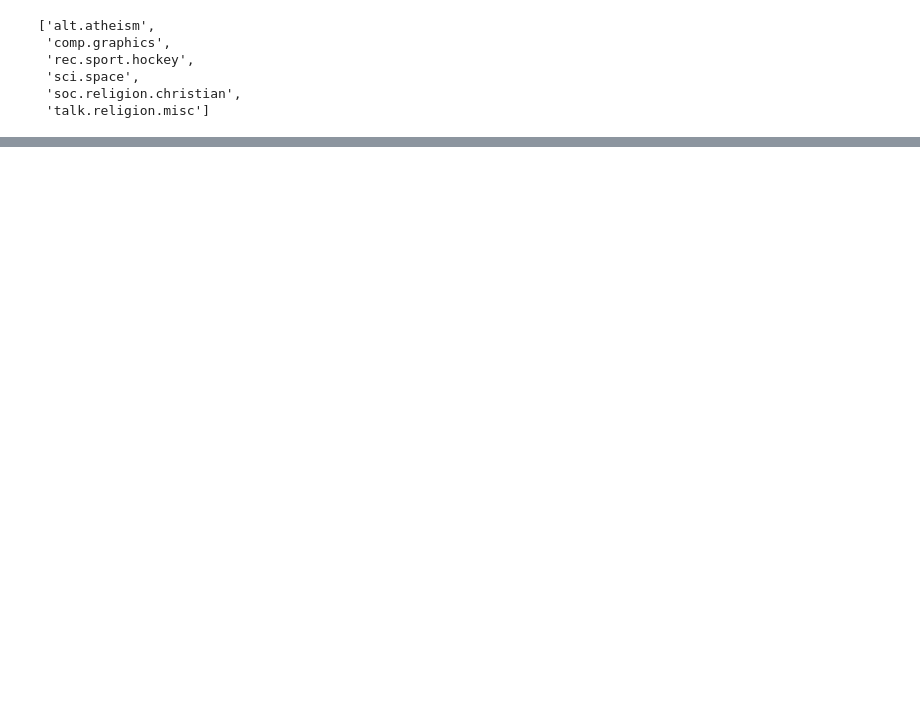
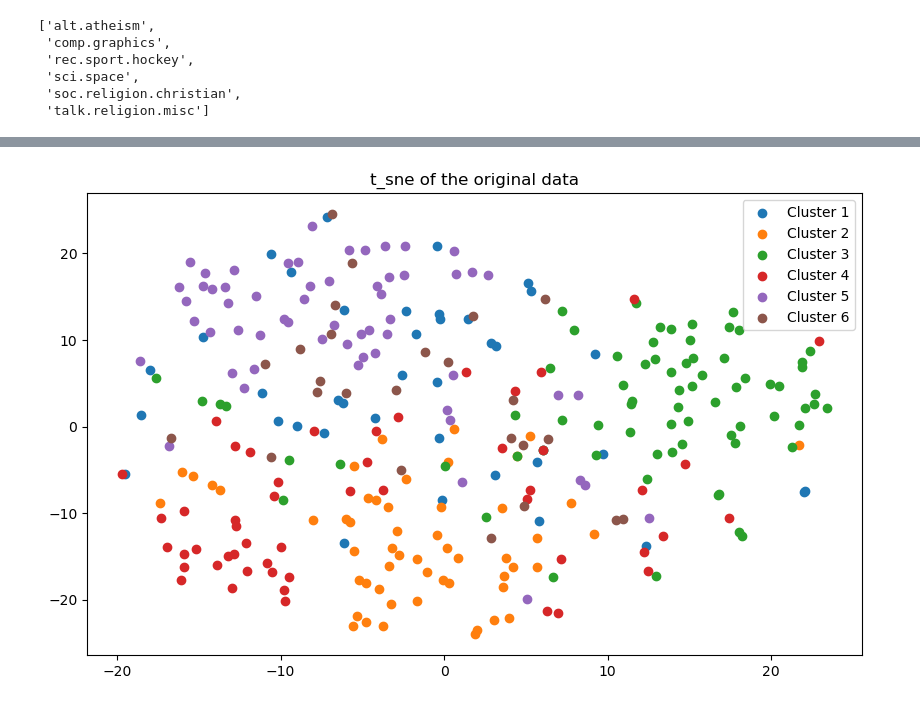
Before and after one commit to salehsargolzaee/Biclustering, a Jupyter notebook: ISA_test.ipynb, the cells around one changed output, grey strips where cells are left out. Saved outputs shown, nothing was run; the diff lists cells and outputs as text; code cells hidden in the pictures; blank space fills up the shorter version.

```diff
--- a/ISA_test.ipynb
+++ b/ISA_test.ipynb
@@ -301,0 +370,4 @@ Text(0.5, 0, 'features')
+# %%
+manifold([np.where(labels == label)[0] for label in np.unique(labels)], np.array([np.arange(n_features) for label in labels]), "t_sne of the original data")
+# %% [output]
+[figure, added]
```
Also changed, not shown: parts of 16 cells of this notebook.
